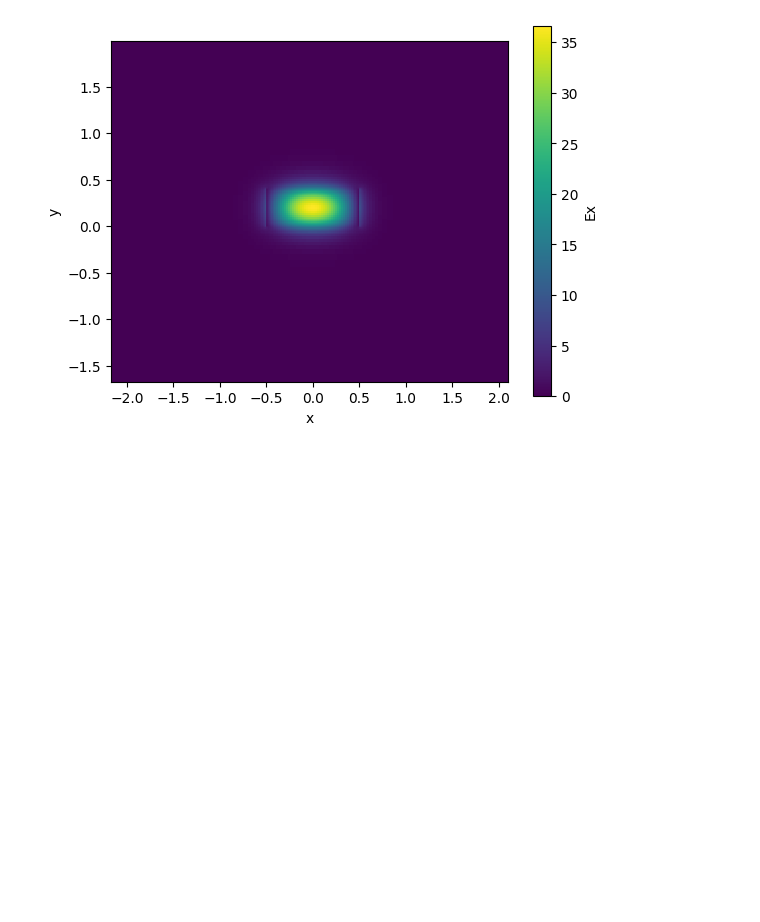
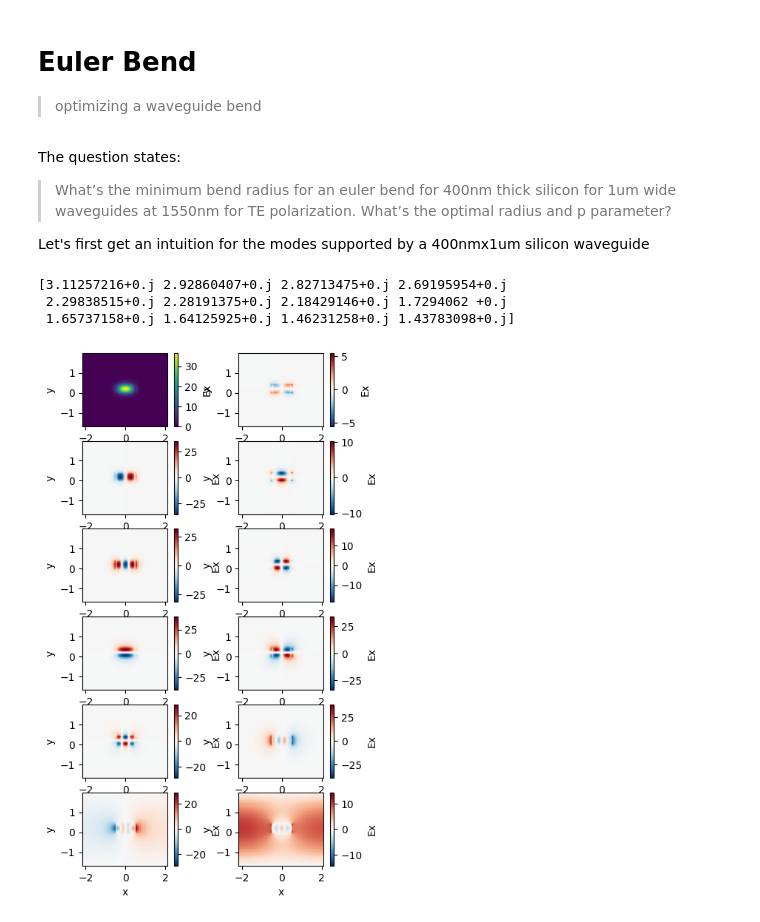
Before and after one commit to jan-david-fischbach/skill-challenge, a Jupyter notebook: nbs/02_eulerbend.ipynb, the cells around one changed output. Drawn from its saved outputs; the diff is of its cells as text; code cells hidden in the pictures; blank space fills up the shorter version.

Commit message:
add eulerbend and mmi

```diff
--- a/nbs/02_eulerbend.ipynb
+++ b/nbs/02_eulerbend.ipynb
@@ -10,5 +1,15 @@ Let's first get an intuition for the modes supported by a 400nmx1um silicon wave
+# %% [markdown]
+# Euler Bend
+
+> optimizing a waveguide bend
 # %%
 #| default_exp eulerbend
+# %% [markdown]
+
+The question states:
+> What’s the minimum bend radius for an euler bend for 400nm thick silicon for 1um wide waveguides at 1550nm for TE polarization. What’s the optimal radius and p parameter?
+
+Let's first get an intuition for the modes supported by a 400nmx1um silicon waveguide
 # %%
 #| hide
 from nbdev.showdoc import *
@@ -16,18 +17,25 @@ from nbdev.showdoc import *
 #| hide
 from skill_challenge.util import np, gf, gt, plt, nm
 # %%
+num_modes = 12
 strip = gt.modes.Waveguide(
     wavelength=1.55,
     core_width=1.0,
     slab_thickness=0.0,
     core_material="si",
     clad_material="sio2",
     core_thickness=400 * nm,
-    num_modes=4,
+    num_modes=num_modes,
 )
 
 light_line = 1.44
 
-strip.plot_field("Ex")
+fig, axs = plt.subplots(num_modes//2, 2, figsize=(5, 1.5*num_modes//2))
+for m, ax in enumerate(axs.flatten()):
+    strip.plot_field("Ex", mode_index=m, ax=ax)
+print(strip.n_eff)
 # %% [output]
+[3.11257216+0.j 2.92860407+0.j 2.82713475+0.j 2.69195954+0.j
+ 2.29838515+0.j 2.28191375+0.j 2.18429146+0.j 1.7294062 +0.j
+ 1.65737158+0.j 1.64125925+0.j 1.46231258+0.j 1.43783098+0.j]
-[figure, old version]
+[figure, new version]
```
Also changed, not shown: parts of 5 cells of this notebook, 7 other files.
